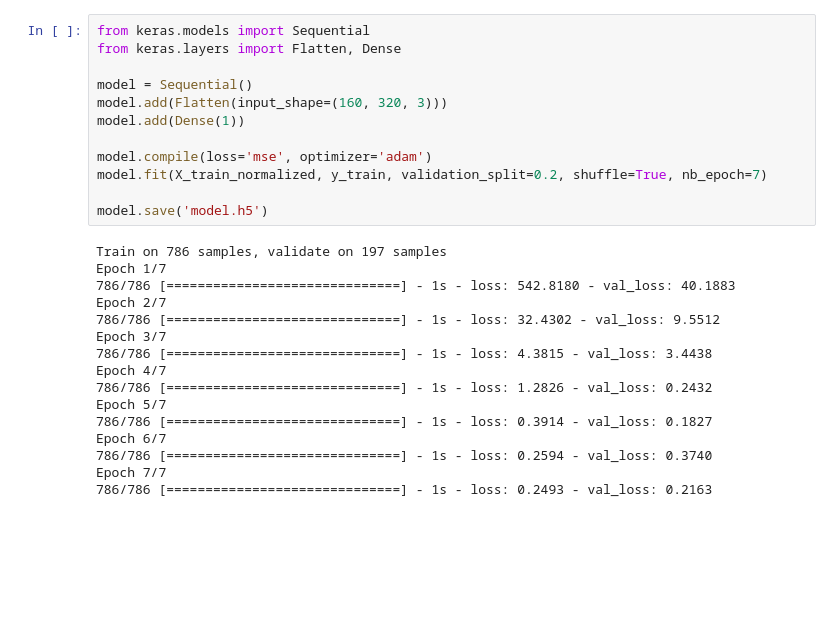
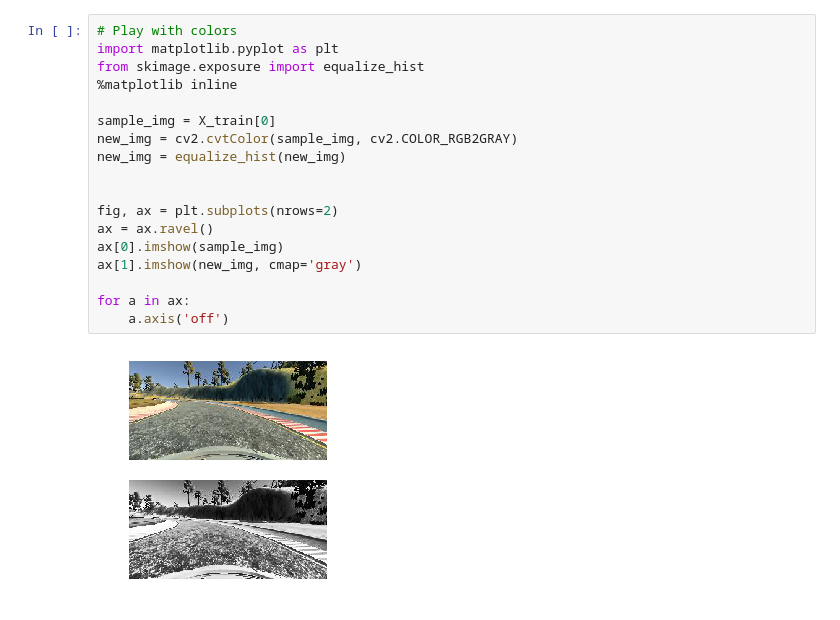
Before and after one commit to kevinwestern/CarND-Behavioral-Cloning-P3, a Jupyter notebook: model.ipynb, the cells around one changed output. Cells and saved outputs as stored; diff of their text form; blank space fills up the shorter version.

Commit message:
working on model

```diff
--- a/model.ipynb
+++ b/model.ipynb
@@ -34,28 +83,20 @@ X_train_grayscale = np.sum(X_train_normalized/3, axis=3, keepdims=True)
-# %%
-from keras.models import Sequential
-from keras.layers import Flatten, Dense
-
-model = Sequential()
-model.add(Flatten(input_shape=(160, 320, 3)))
-model.add(Dense(1))
-
-model.compile(loss='mse', optimizer='adam')
-model.fit(X_train_normalized, y_train, validation_split=0.2, shuffle=True, nb_epoch=7)
-
-model.save('model.h5')
-# %% [output]
-Train on 786 samples, validate on 197 samples
-Epoch 1/7
-786/786 [==============================] - 1s - loss: 542.8180 - val_loss: 40.1883
-Epoch 2/7
-786/786 [==============================] - 1s - loss: 32.4302 - val_loss: 9.5512
-Epoch 3/7
-786/786 [==============================] - 1s - loss: 4.3815 - val_loss: 3.4438
-Epoch 4/7
-786/786 [==============================] - 1s - loss: 1.2826 - val_loss: 0.2432
-Epoch 5/7
-786/786 [==============================] - 1s - loss: 0.3914 - val_loss: 0.1827
-Epoch 6/7
-786/786 [==============================] - 1s - loss: 0.2594 - val_loss: 0.3740
-Epoch 7/7
-786/786 [==============================] - 1s - loss: 0.2493 - val_loss: 0.2163
+# %%
+# Play with colors
+import matplotlib.pyplot as plt
+from skimage.exposure import equalize_hist
+%matplotlib inline
+
+sample_img = X_train[0]
+new_img = cv2.cvtColor(sample_img, cv2.COLOR_RGB2GRAY)
+new_img = equalize_hist(new_img)
+
+
+fig, ax = plt.subplots(nrows=2)
+ax = ax.ravel()
+ax[0].imshow(sample_img)
+ax[1].imshow(new_img, cmap='gray')
+
+for a in ax:
+    a.axis('off')
+# %% [output]
+[figure, added]
```
Also changed, not shown: parts of 6 cells of this notebook, 1 other file.
